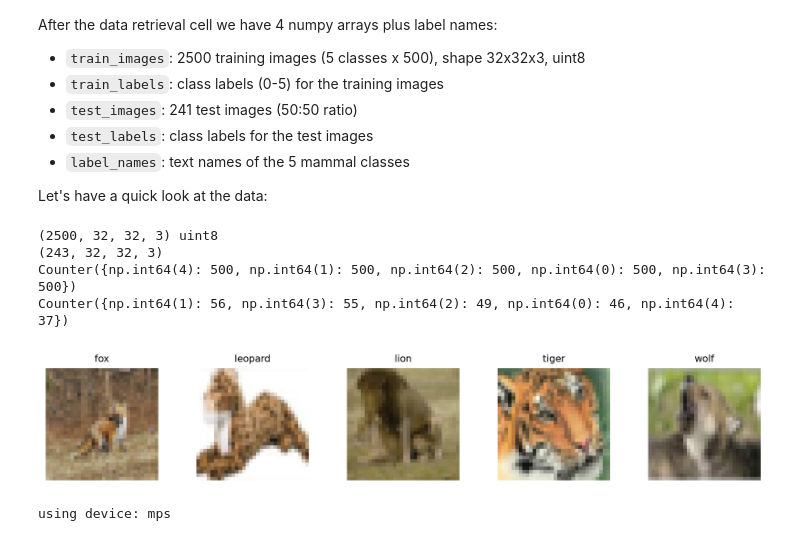
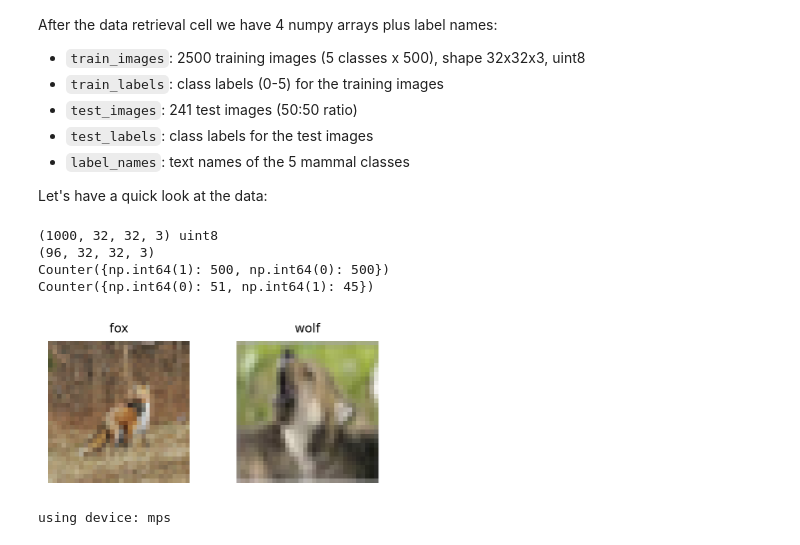
Before and after one commit to ashxhuman/Occlusion-effect-on-Model-Performance, a Jupyter notebook: Occlusion_script.ipynb, the cells around one changed output. Saved outputs shown, nothing was run; the diff lists cells and outputs as text; code cells hidden in the pictures.

```diff
--- a/Occlusion_script.ipynb
+++ b/Occlusion_script.ipynb
@@ -158,7 +158,7 @@ def seed_worker(worker_id):
 
 # The 5 mammal of CIFAR-100 (5 classes):
 MAMMAL_CLASSES = [
-    'fox', 'leopard', 'lion', 'tiger', 'wolf',
+    'fox', 'wolf'
 ]
 
 cifar_train = torchvision.datasets.CIFAR100(root='./data', train=True, download=True)
@@ -250,16 +250,16 @@ print(test_images.shape)
 print(Counter(train_labels))
 print(Counter(test_labels))
 # %% [output]
-(2500, 32, 32, 3) uint8
-(243, 32, 32, 3)
-Counter({np.int64(4): 500, np.int64(1): 500, np.int64(2): 500, np.int64(0): 500, np.int64(3): 500})
-Counter({np.int64(1): 56, np.int64(3): 55, np.int64(2): 49, np.int64(0): 46, np.int64(4): 37})
+(1000, 32, 32, 3) uint8
+(96, 32, 32, 3)
+Counter({np.int64(1): 500, np.int64(0): 500})
+Counter({np.int64(0): 51, np.int64(1): 45})
 # %%
 # show one example of each of the first classes:
-examples = [train_images[np.where(train_labels == c)[0][0]] for c in range(5)]
+examples = [train_images[np.where(train_labels == c)[0][0]] for c in range(2)]
 showImageGrid(examples, titles=label_names[:])
 # %% [output]
-[figure, old version]
+[figure, new version]
 # %%
 ## Train model to detect fox out of 5 animal class
 
```
Also changed, not shown: parts of 8 cells of this notebook.
